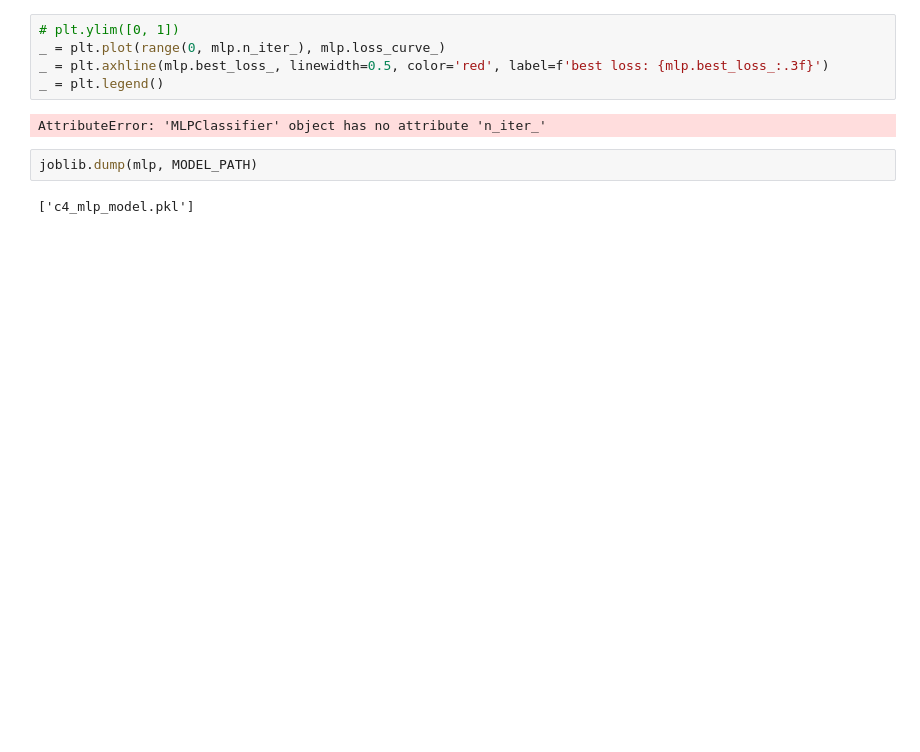
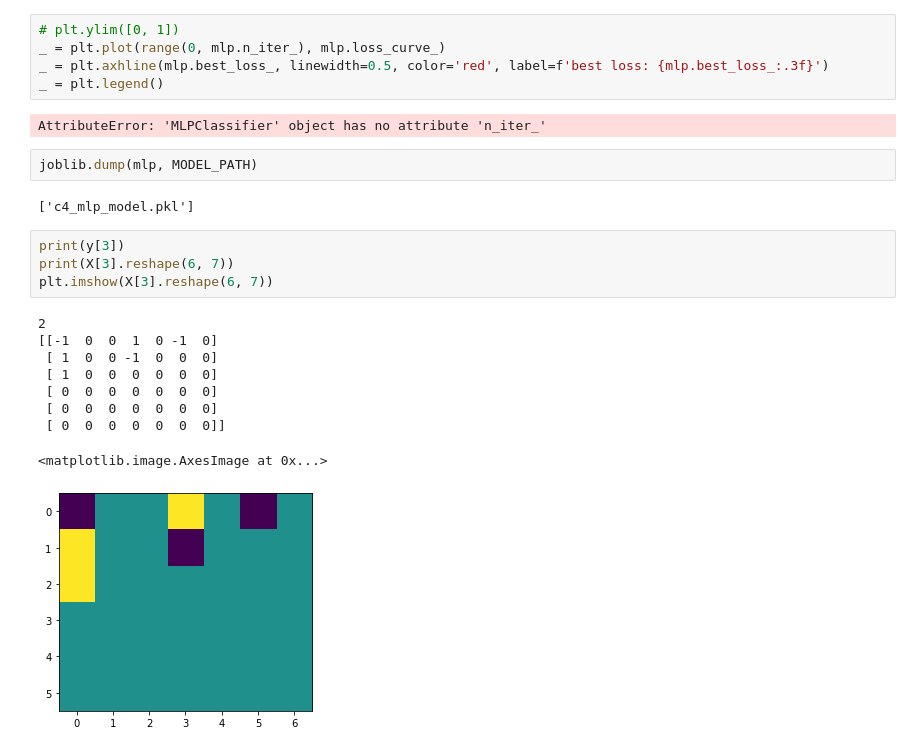
Before and after one commit to nicokestel/Connect4, a Jupyter notebook: agents/agent_mlp/mlp_training/MLP_agent_training.ipynb, the cells around one changed output. Cells and saved outputs as stored; diff of their text form; blank space fills up the shorter version.

```diff
--- a/agents/agent_mlp/mlp_training/MLP_agent_training.ipynb
+++ b/agents/agent_mlp/mlp_training/MLP_agent_training.ipynb
@@ -407,3 +461,17 @@ AttributeError: 'MLPClassifier' object has no attribute 'n_iter_'
 joblib.dump(mlp, MODEL_PATH)
 # %% [output]
 ['c4_mlp_model.pkl']
+# %%
+print(y[3])
+print(X[3].reshape(6, 7))
+plt.imshow(X[3].reshape(6, 7))
+# %% [output]
+2
+[[-1  0  0  1  0 -1  0]
+ [ 1  0  0 -1  0  0  0]
+ [ 1  0  0  0  0  0  0]
+ [ 0  0  0  0  0  0  0]
+ [ 0  0  0  0  0  0  0]
+ [ 0  0  0  0  0  0  0]]
+<matplotlib.image.AxesImage at 0x...>
+[figure, added]
```
Also changed, not shown: parts of 11 cells of this notebook, 11 other files.
